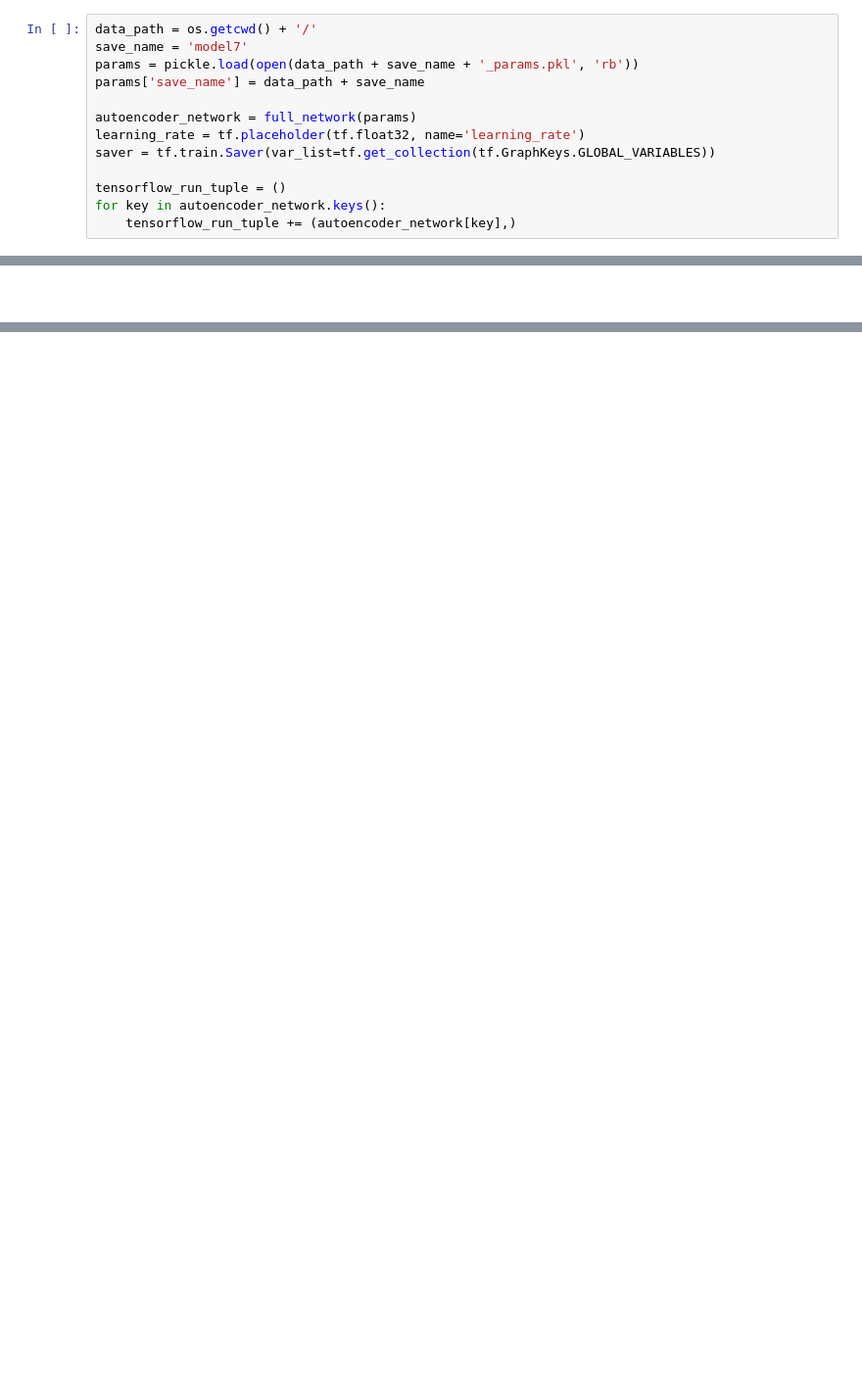
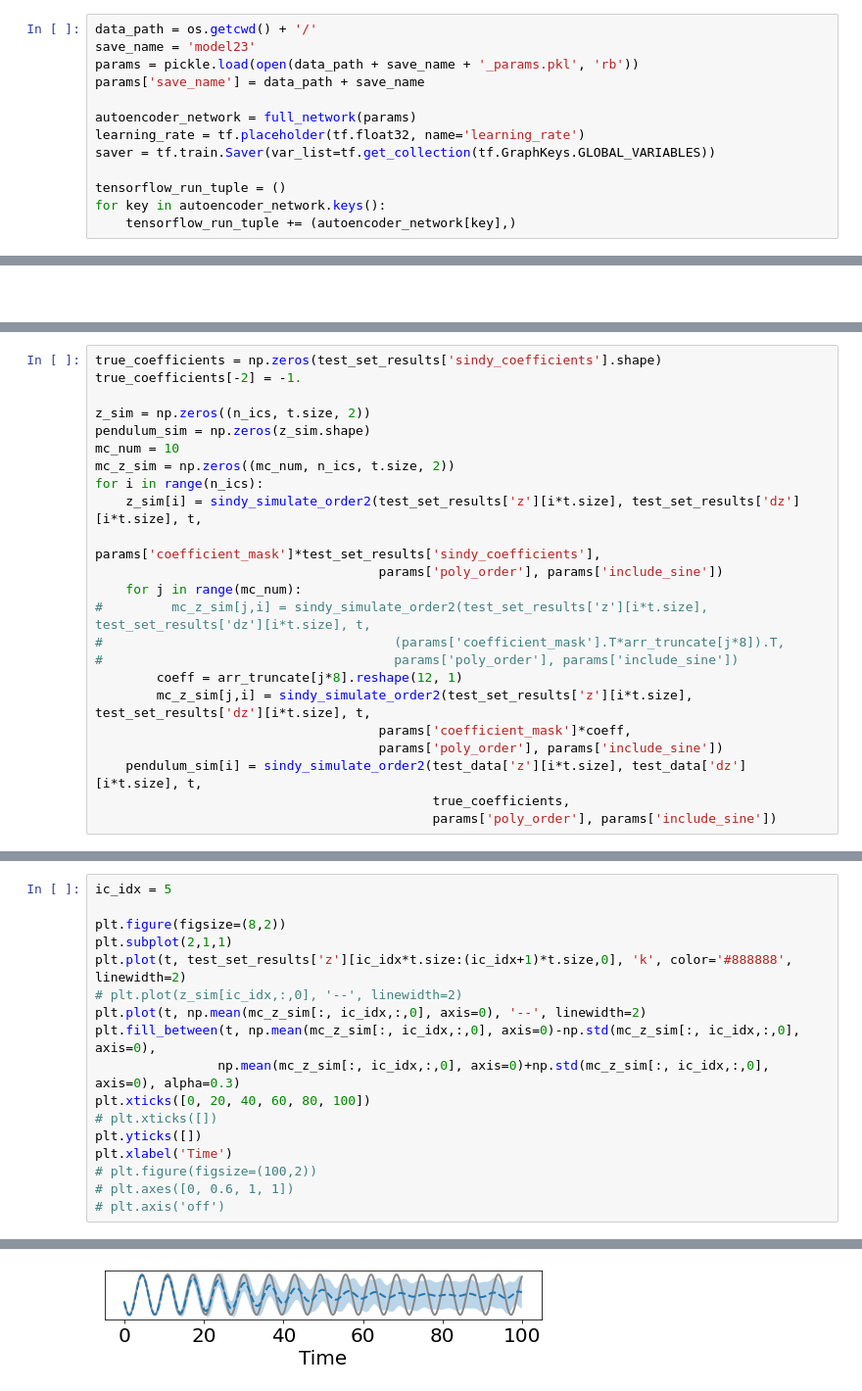
Before and after one commit to gaoliyao/BayesianSindyAutoencoder, a Jupyter notebook: exmaples/pendulum/UQ_plots.ipynb, the cells around one changed output, grey strips where cells are left out. Shown at 98% size. Cells and saved outputs as stored; diff of their text form; blank space fills up the shorter version.

```diff
--- a/exmaples/pendulum/UQ_plots.ipynb
+++ b/exmaples/pendulum/UQ_plots.ipynb
@@ -16,7 +16,7 @@ from mpl_toolkits.mplot3d import Axes3D
 %matplotlib inline
 # %%
 data_path = os.getcwd() + '/'
-save_name = 'model7'
+save_name = 'model23'
 params = pickle.load(open(data_path + save_name + '_params.pkl', 'rb'))
 params['save_name'] = data_path + save_name
 
@@ -269,0 +378,23 @@ plt.show()
+# %%
+true_coefficients = np.zeros(test_set_results['sindy_coefficients'].shape)
+true_coefficients[-2] = -1.
+
+z_sim = np.zeros((n_ics, t.size, 2))
+pendulum_sim = np.zeros(z_sim.shape)
+mc_num = 10
+mc_z_sim = np.zeros((mc_num, n_ics, t.size, 2))
+for i in range(n_ics):
+    z_sim[i] = sindy_simulate_order2(test_set_results['z'][i*t.size], test_set_results['dz'][i*t.size], t,
+                                     params['coefficient_mask']*test_set_results['sindy_coefficients'],
+                                     params['poly_order'], params['include_sine'])
+    for j in range(mc_num):
+#         mc_z_sim[j,i] = sindy_simulate_order2(test_set_results['z'][i*t.size], test_set_results['dz'][i*t.size], t,
+#                                      (params['coefficient_mask'].T*arr_truncate[j*8]).T,
+#                                      params['poly_order'], params['include_sine'])
+        coeff = arr_truncate[j*8].reshape(12, 1)
+        mc_z_sim[j,i] = sindy_simulate_order2(test_set_results['z'][i*t.size], test_set_results['dz'][i*t.size], t,
+                                     params['coefficient_mask']*coeff,
+                                     params['poly_order'], params['include_sine'])
+    pendulum_sim[i] = sindy_simulate_order2(test_data['z'][i*t.size], test_data['dz'][i*t.size], t,
+                                            true_coefficients,
+                                            params['poly_order'], params['include_sine'])
@@ -269,0 +456,18 @@ plt.show()
+# %%
+ic_idx = 5
+
+plt.figure(figsize=(8,2))
+plt.subplot(2,1,1)
+plt.plot(t, test_set_results['z'][ic_idx*t.size:(ic_idx+1)*t.size,0], 'k', color='#888888', linewidth=2)
+# plt.plot(z_sim[ic_idx,:,0], '--', linewidth=2)
+plt.plot(t, np.mean(mc_z_sim[:, ic_idx,:,0], axis=0), '--', linewidth=2)
+plt.fill_between(t, np.mean(mc_z_sim[:, ic_idx,:,0], axis=0)-np.std(mc_z_sim[:, ic_idx,:,0], axis=0),
+                np.mean(mc_z_sim[:, ic_idx,:,0], axis=0)+np.std(mc_z_sim[:, ic_idx,:,0], axis=0), alpha=0.3)
+plt.xticks([0, 20, 40, 60, 80, 100])
+# plt.xticks([])
+plt.yticks([])
+plt.xlabel('Time')
+# plt.figure(figsize=(100,2))
+# plt.axes([0, 0.6, 1, 1])
+# plt.axis('off')
+# %% [output]
@@ -269,0 +475 @@ plt.show()
+[figure, added]
```
Also changed, not shown: parts of 30 cells of this notebook, 9 other files.
